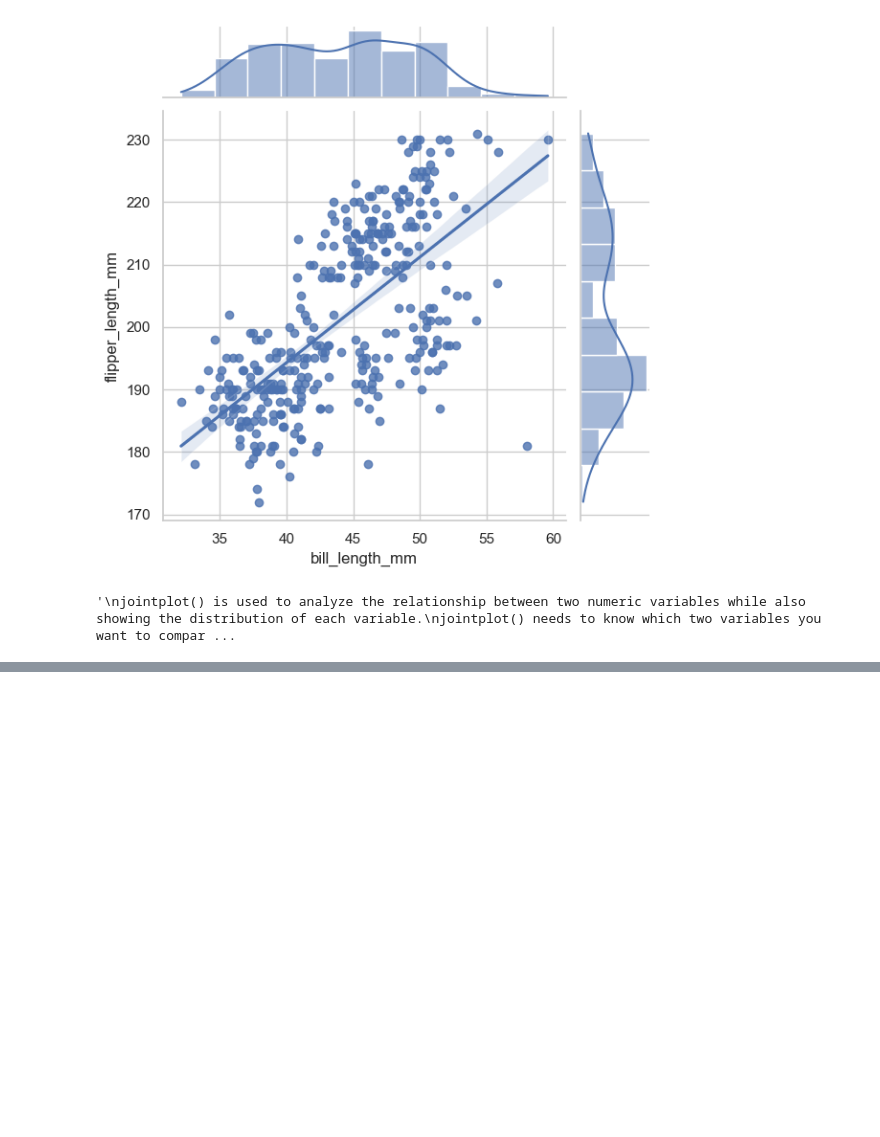
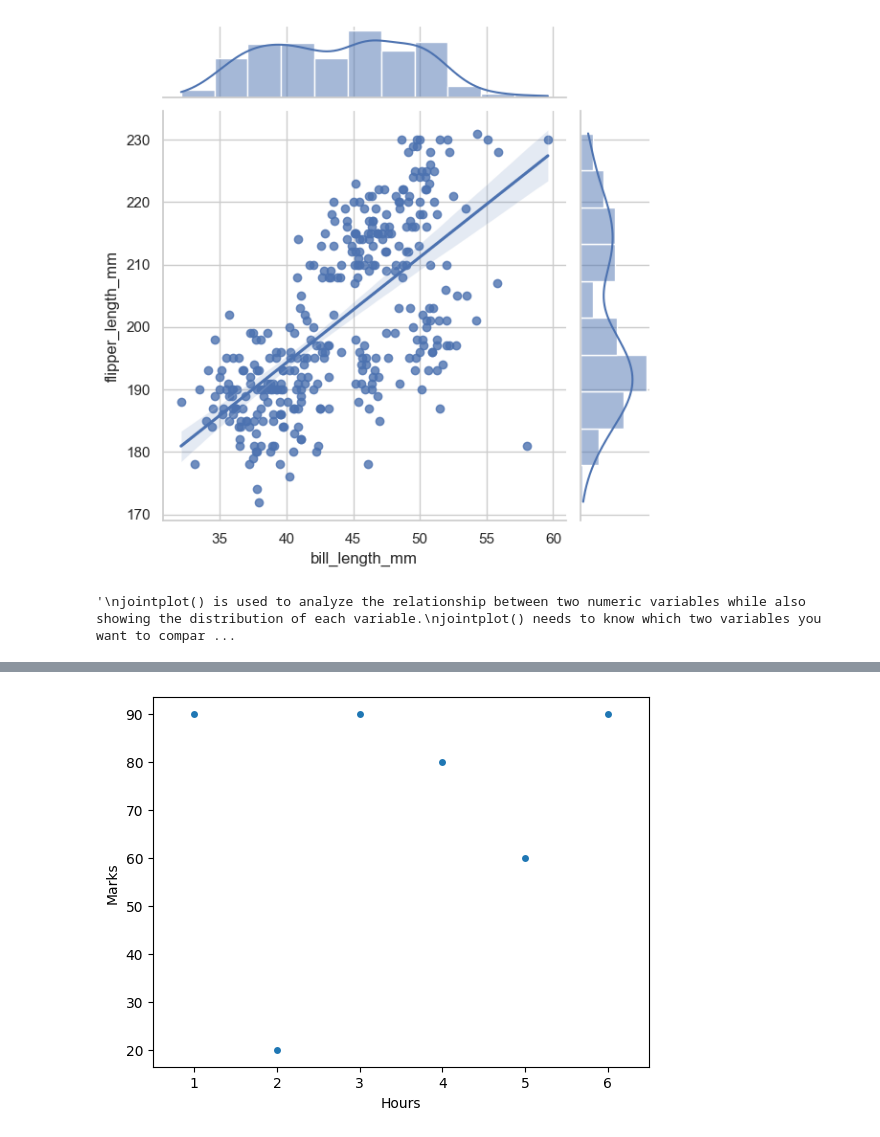
Before and after one commit to Devanshuk07/DATA-SCIENCE-AHEMDABAD, a Jupyter notebook: CORE PYTHON/LIBRARIES-SAHIL SIR/SEABORN/EVERYTHING SEABORN.ipynb, the cells around one changed output, grey strips where cells are left out. Saved outputs shown, nothing was run; the diff lists cells and outputs as text; code cells hidden in the pictures; blank space fills up the shorter version.

```diff
--- a/CORE PYTHON/LIBRARIES-SAHIL SIR/SEABORN/EVERYTHING SEABORN.ipynb
+++ b/CORE PYTHON/LIBRARIES-SAHIL SIR/SEABORN/EVERYTHING SEABORN.ipynb
@@ -345,0 +428,15 @@ jointplot() needs to know which two variables you want to compare.'''
+# %%
+'''WHAT IS SWARMPLOT():-
+-swarmplot() is very similar to stripplot(), but it automatically arranges the dots so they don't overlap.'''
+
+import seaborn as sns
+import matplotlib.pyplot as plt
+
+df = pd.DataFrame({
+    'Hours':[1,2,3,4,5,6],
+    'Marks':[90,20,90,80,60,90]})
+sns.swarmplot(x='Hours', y='Marks', data=df)
+
+plt.show()
+# %% [output]
+[figure, added]
```
Also changed, not shown: parts of 4 cells of this notebook, 1 other file.
